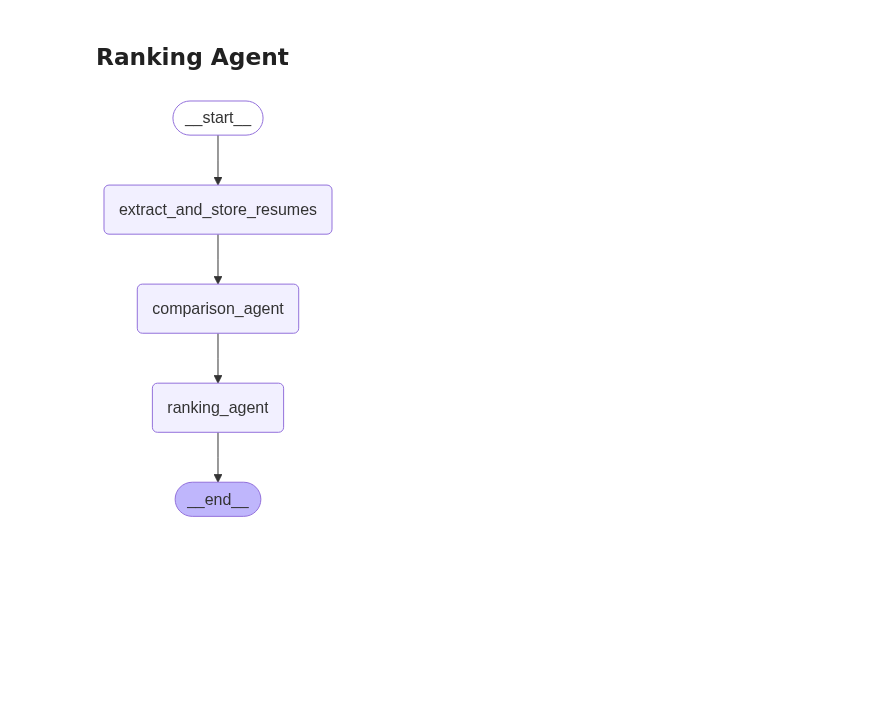
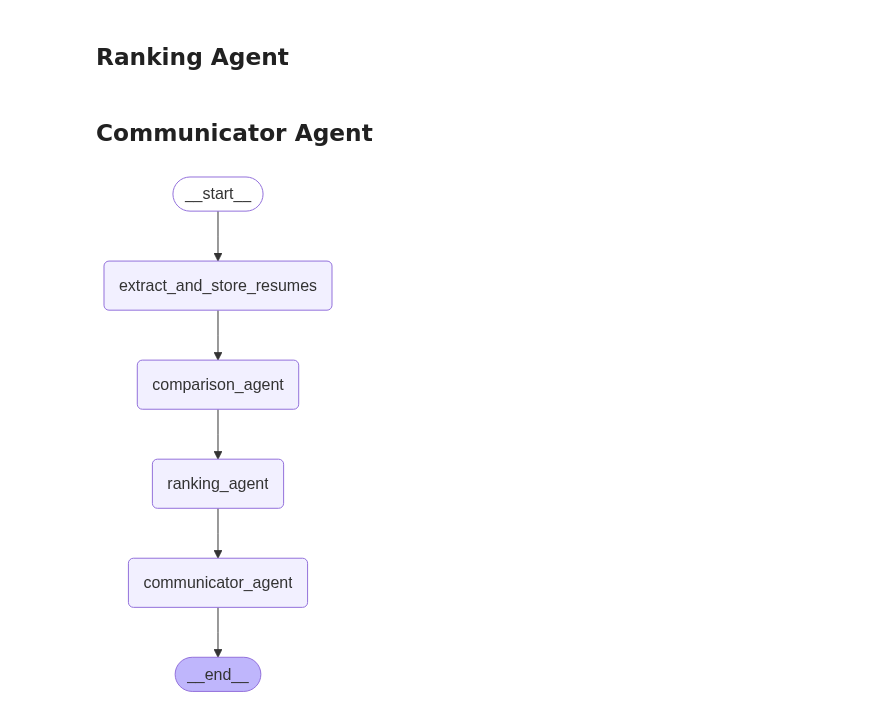
Before and after one commit to yashprogrammer/ResumeJDMatcher, a Jupyter notebook: notebook/POC_langGraph.ipynb, the cells around one changed output. Drawn from its saved outputs; the diff is of its cells as text; code cells hidden in the pictures; blank space fills up the shorter version.

Commit message:
Added email send functionlaity with resume file attachment

```diff
--- a/notebook/POC_langGraph.ipynb
+++ b/notebook/POC_langGraph.ipynb
@@ -44,6 +44,7 @@ class State(TypedDict):
     ranked_resumes: List  # List of Document objects ranked by relevance
     no_match: bool
     emails: Optional[email]  # Made optional and fixed typo
+    resume_file_path_mapping: dict  # New field to store name -> pdf_path mapping
 # %%
 from langchain_core.messages import HumanMessage, SystemMessage
 # %%
@@ -77,8 +78,8 @@ str_llm2 = llm2.with_structured_output(RankedResumes)
 # %%
 
 
-agent = extractor.create_agent(name="resume-parser56", data_schema=Resume)
-agent2 = extractor.create_agent(name="ranked_resumes100", data_schema=RankedResumes)
+agent = extractor.create_agent(name="resume-parser546", data_schema=Resume)
+agent2 = extractor.create_agent(name="ranked_resumes1400", data_schema=RankedResumes)
 # %%
 def resume_to_text(resume):
     text = f"{resume['name']} is a skilled professional.\n"
@@ -103,12 +104,17 @@ async def extract_and_store_resumes(state: State):
     "Extract the text from resumes and store them in vectorstore"
     resumes_dir_path = state["resumes_dir_path"]
     pdf_files = []
+    job_to_file_mapping = {}
     for file in os.listdir(resumes_dir_path):
         if file.endswith(".pdf"):
             pdf_files.append(os.path.join(resumes_dir_path, file))
 
     jobs = await agent.queue_extraction(pdf_files)
     print(f"Queued {len(jobs)} extraction jobs")
+
+    for i, job in enumerate(jobs):
+        job_to_file_mapping[job.id] = pdf_files[i]
+
 
     # Wait for all jobs to complete
     results = []
@@ -131,9 +137,11 @@ async def extract_and_store_resumes(state: State):
 
     print(f"All jobs completed. Processing {len(results)} results.")
     resumes = []
+    resume_file_mapping = {}
 
     for result in results:
         if result.data:  # Check if data exists
+            file_path = job_to_file_mapping.get(result.job_id)
             resume_info = {
                 'name': result.data["name"],
                 'email': result.data["email"],
@@ -144,6 +152,7 @@ async def extract_and_store_resumes(state: State):
             }
             resumes.append(resume_info)
 
+            resume_file_mapping[resume_info["name"]] = file_path
         else:
             print(f"Warning: No data found for job {result.job_id}")
 
@@ -167,7 +176,7 @@ async def extract_and_store_resumes(state: State):
     vectorstore.add_documents(docs)
     vectorstore.persist()
 
-    return {"text_resumes": text_resumes}
+    return {"text_resumes": text_resumes, "resume_file_path_mapping": resume_file_mapping}
 # %% [markdown]
 ## Comparison Agent
 # %%
@@ -231,3 +240,5 @@ async def ranking_agent(state: State):
     ranked_resumes = agent2.extract(SourceText(text_content=ranking_response.content))
 
     return {"ranked_resumes": ranked_resumes.data["ranked_resumes"], "no_match": False}
+# %% [markdown]
+## Communicator Agent
@@ -234,19 +350,21 @@ async def ranking_agent(state: State):
 # %%
 from langgraph.graph import StateGraph, END, START
 from IPython.display import Image, display
 
 flow = StateGraph(State)
 
 flow.add_node("extract_and_store_resumes", extract_and_store_resumes)
 flow.add_node("comparison_agent", comparison_agent)
 flow.add_node("ranking_agent", ranking_agent)
+flow.add_node("communicator_agent", communicator_agent)
 
 flow.add_edge(START, "extract_and_store_resumes")
 flow.add_edge("extract_and_store_resumes", "comparison_agent")
 flow.add_edge("comparison_agent", "ranking_agent")
-flow.add_edge("ranking_agent", END)
+flow.add_edge("ranking_agent", "communicator_agent")
+flow.add_edge("communicator_agent", END)
 
 chain = flow.compile()
 display(Image(chain.get_graph().draw_mermaid_png()))
 # %% [output]
-[figure, old version]
+[figure, new version]
```
Also changed, not shown: parts of 7 cells of this notebook.
